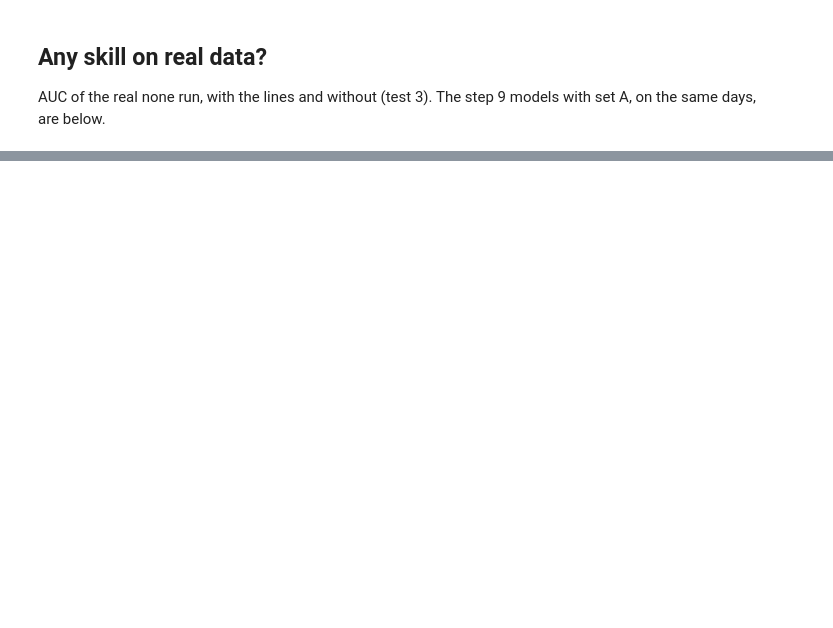
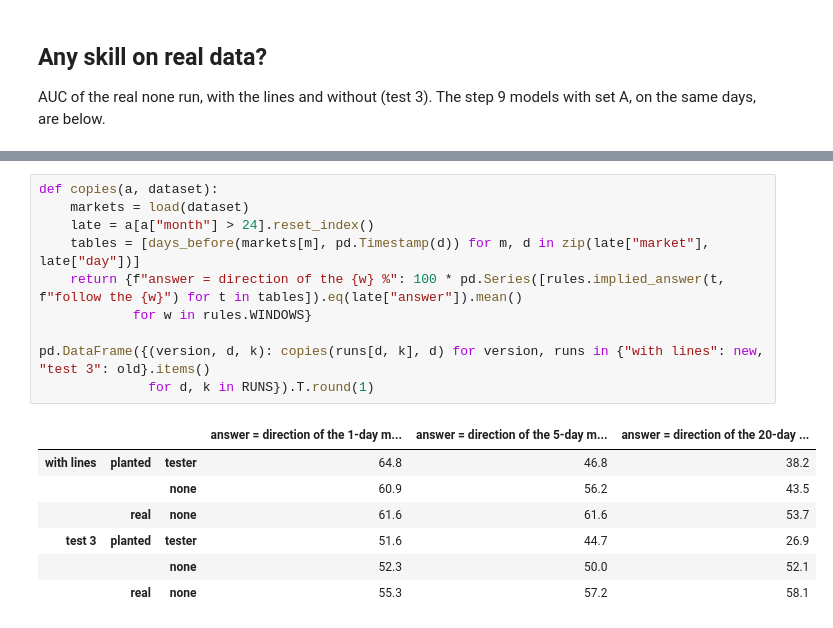
Before and after one commit to kesavakrishna/asean-ml-forecasting, a Jupyter notebook: llm_harness/with_indicators.ipynb, the cells around one changed output, grey strips where cells are left out. Drawn from its saved outputs; the diff is of its cells as text; blank space fills up the shorter version.

```diff
--- a/llm_harness/with_indicators.ipynb
+++ b/llm_harness/with_indicators.ipynb
@@ -95,0 +128,18 @@ CONCLUSIONS
+# %%
+def copies(a, dataset):
+    markets = load(dataset)
+    late = a[a["month"] > 24].reset_index()
+    tables = [days_before(markets[m], pd.Timestamp(d)) for m, d in zip(late["market"], late["day"])]
+    return {f"answer = direction of the {w} %": 100 * pd.Series([rules.implied_answer(t, f"follow the {w}") for t in tables]).eq(late["answer"]).mean()
+            for w in rules.WINDOWS}
+
+pd.DataFrame({(version, d, k): copies(runs[d, k], d) for version, runs in {"with lines": new, "test 3": old}.items()
+              for d, k in RUNS}).T.round(1)
+# %% [output]
+|  |  |  | answer = direction of the 1-day m... | answer = direction of the 5-day m... | answer = direction of the 20-day ... |
+| with lines | planted | tester | 64.8 | 46.8 | 38.2 |
+|  |  | none | 60.9 | 56.2 | 43.5 |
+|  | real | none | 61.6 | 61.6 | 53.7 |
+| test 3 | planted | tester | 51.6 | 44.7 | 26.9 |
+|  |  | none | 52.3 | 50.0 | 52.1 |
+|  | real | none | 55.3 | 57.2 | 58.1 |
```
Also changed, not shown: parts of 8 cells of this notebook, 5 other files.
